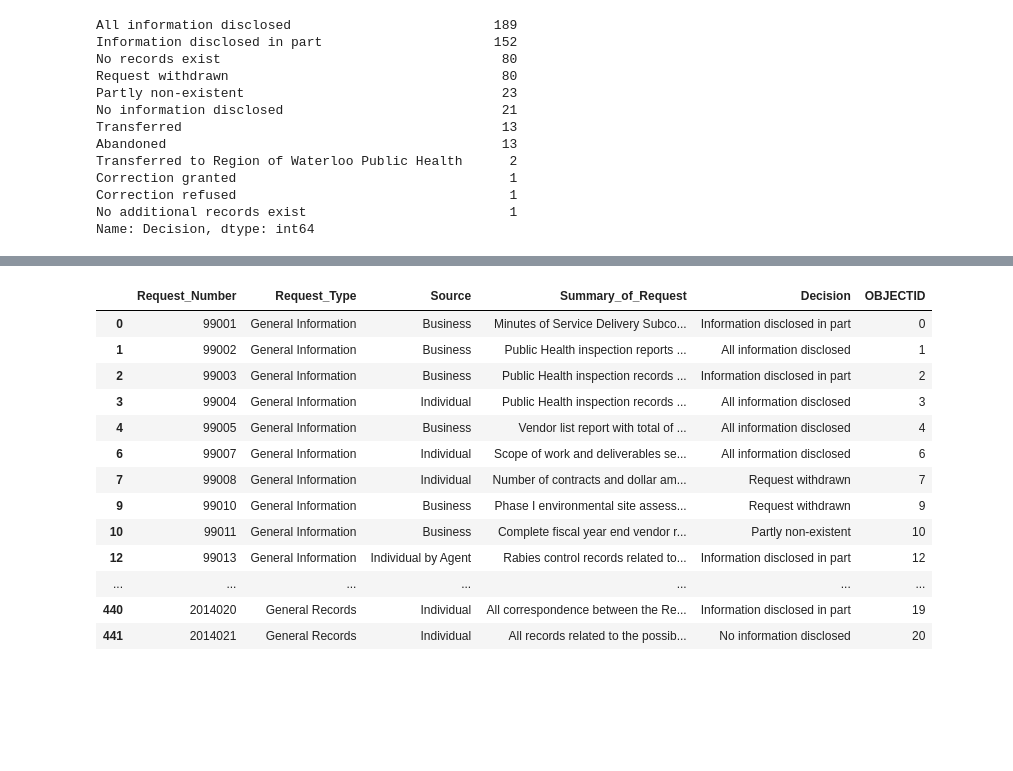
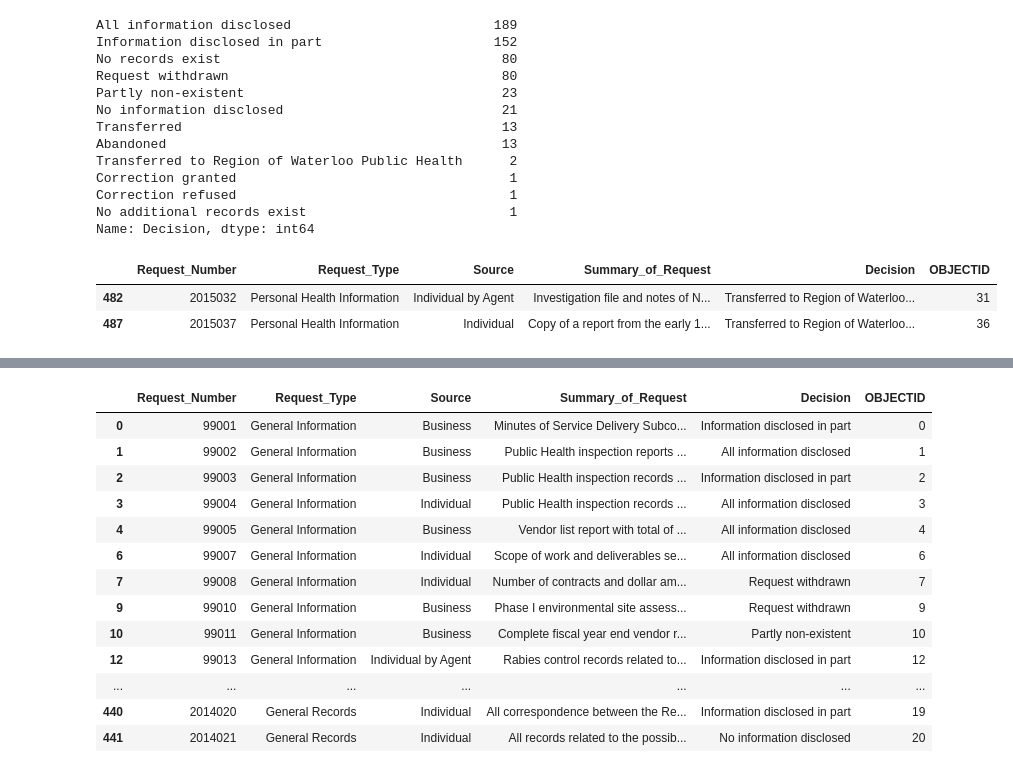
Before and after one commit to brodriguezmilla/foir, a Jupyter notebook: foir.ipynb, the cells around one changed output, grey strips where cells are left out. Cells and saved outputs as stored; diff of their text form; code cells hidden in the pictures; blank space fills up the shorter version.

```diff
--- a/foir.ipynb
+++ b/foir.ipynb
@@ -462,3 +462,9 @@ Correction granted                                   1
 Correction refused                                   1
 No additional records exist                          1
 Name: Decision, dtype: int64
+# %%
+adf[(adf['Decision'].str.contains('Transferred to Region of Waterloo Public Health'))]
+# %% [output]
+|  | Request_Number | Request_Type | Source | Summary_of_Request | Decision | OBJECTID |
+| 482 | 2015032 | Personal Health Information | Individual by Agent | Investigation file and notes of N... | Transferred to Region of Waterloo... | 31 |
+| 487 | 2015037 | Personal Health Information | Individual | Copy of a report from the early 1... | Transferred to Region of Waterloo... | 36 |
```
Also changed, not shown: parts of 9 cells of this notebook.
